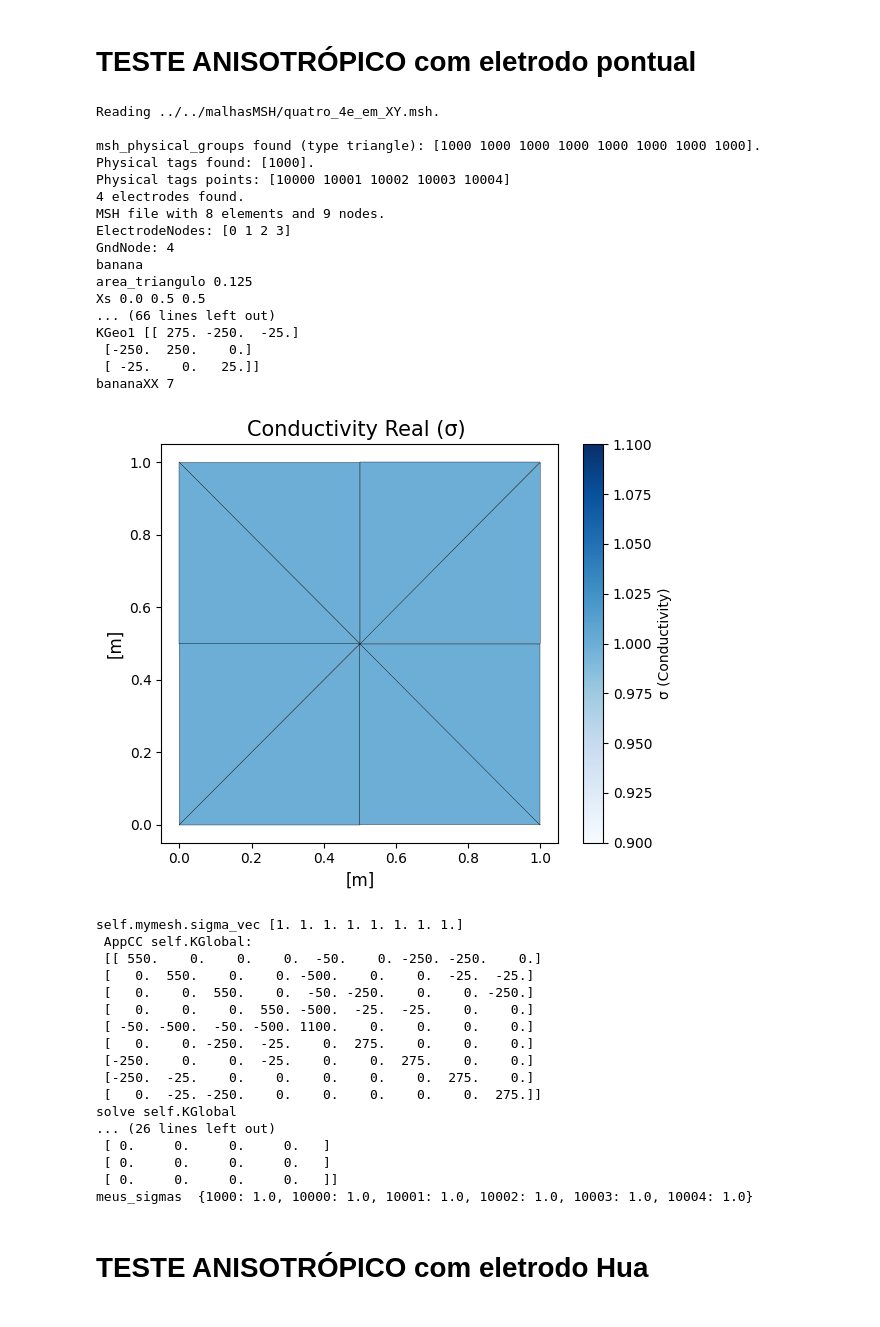
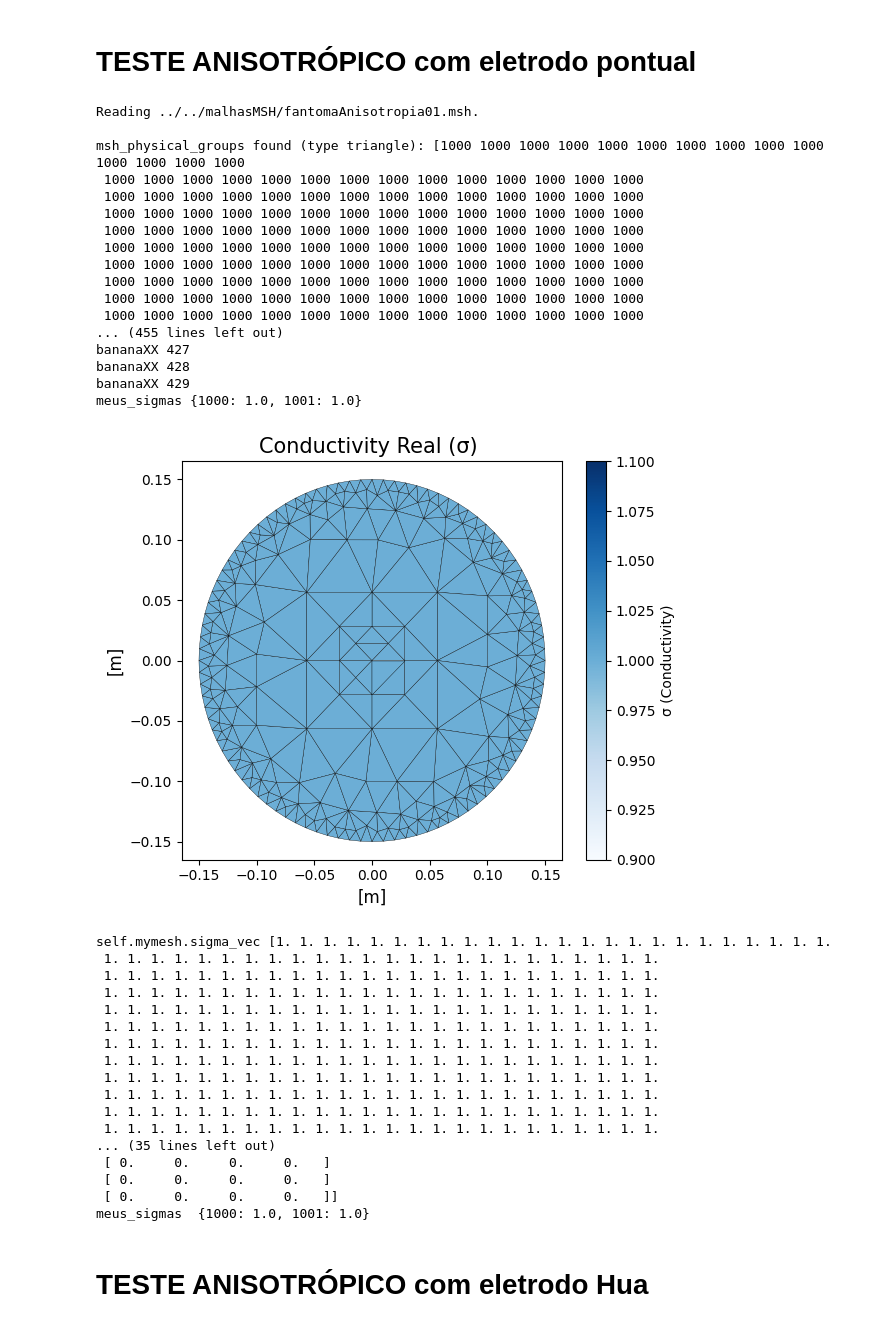
Before and after one commit to rodgraneiro/EIT_2D, a Jupyter notebook: exemplos/biblioteca_Edson/exemplos_biblioteca_Edson.ipynb, the cells around one changed output. Drawn from its saved outputs; the diff is of its cells as text; code cells hidden in the pictures.

```diff
--- a/exemplos/biblioteca_Edson/exemplos_biblioteca_Edson.ipynb
+++ b/exemplos/biblioteca_Edson/exemplos_biblioteca_Edson.ipynb
@@ -334,11 +334,11 @@ import matplotlib.pyplot as plt
 #nome = '../../malhasMSH/quatro_triangulos_03nov2025.msh'
 #nome = '../../malhasMSH/dezesseis_triangulos_22jan25.msh'
 #nome = '../../malhasMSH/circ16_base_plus.msh'
-#nome = '../../malhasMSH/fantomaAnisotropia01.msh'
+nome = '../../malhasMSH/fantomaAnisotropia01.msh'
 #nome = '../../malhasMSH/quadrado_16e.msh'
 #nome = '../../malhasMSH/dezesseis_triangulos_1body.msh'
 #nome = '../../malhasMSH/quadrado_16e_plus.msh'
-nome = '../../malhasMSH/quatro_4e_em_XY.msh'
+#nome = '../../malhasMSH/quatro_4e_em_XY.msh'
 
 #MinhaMalhaPto2 = mesh.PointElectrodes2DMeshEdson(4, nome_msh=nome, altura2D = 1.00)
 MinhaMalhaPto2 = mesh.PointElectrodes2DMeshAnisotropic(4, nome_msh=nome, altura2D = 0.02, thetaAngle = 0.0, sigmaX = 1.0, sigmaY = 10.00)
@@ -353,10 +353,10 @@ MinhaMalhaPto2.ReadMesh()
 #sigma_inicial = np.full(MinhaMalhaPto2.NumberOfElements, 1.0)          # Monta vetor sigma inicial
 
 
-'''
+
 meus_sigmas = {
-1000 : 1.000}#,
-#1001 : 1.00}#,
+1000 : 1.000,
+1001 : 1.00}#,
 #1002 : 2.00,
 #1003 : 2.00}
 '''
@@ -368,75 +368,75 @@ meus_sigmas = {
 10003 : 1.0e0,
 10004 : 1.0e0,
 }
-
+'''
 
 
 
 
 MinhaMalhaPto2.SetSigmaPhysicaEntity(meus_sigmas)
 
 
 MinhaMalhaPto2.CalcKGlobal() # calculando KGlobal usando Sigmas
 
-
+print('meus_sigmas',meus_sigmas)
 #print(f'MinhaMalhaPto2.KGlobal =  {MinhaMalhaPto2.KGlobal}')
 
 fwd = forwardProblem.forward_problem(MinhaMalhaPto2, Pcorrente=None, SkipPattern=1, I =1.0e-3)   # __init__ roda aqui
 
 #print(f'Pcorrente \n {fwd.corrente[MinhaMalhaPto.NumberOfNodes-MinhaMalhaPto.NumberOfElectrodes: MinhaMalhaPto.NumberOfNodes]}')
 #print(f'Pcorrente \n {fwd.corrente[:16]}')
 
 #print(f'Pcorrente \n {fwd.corrente.shape}')
 
 mtz_Vmedido = fwd.Solve()
 #print(f'Vmedido \n {fwd.Vmedido[:,0]}')
 
 nome_arquivo = 'ParaVernoGmshPto'
 fwd.criar_arquivo_pos_2D( fwd.Vmedido, nome_arquivo)
 
 fwd.abrir_Gmsh_pos(nome_arquivo, runGmsh=True)
 
 #print(f'self.Yinversa \n {fwd.Yinversa}')
 
 V_measured = fwd.Vmedido_eletrodos
 #print('V_measured ',V_measured)
 print('meus_sigmas ',meus_sigmas)
 # %% [output]
-Reading ../../malhasMSH/quatro_4e_em_XY.msh.
+Reading ../../malhasMSH/fantomaAnisotropia01.msh.
 
-msh_physical_groups found (type triangle): [1000 1000 1000 1000 1000 1000 1000 1000].
-Physical tags found: [1000].
-Physical tags points: [10000 10001 10002 10003 10004]
-4 electrodes found.
-MSH file with 8 elements and 9 nodes.
-ElectrodeNodes: [0 1 2 3]
-GndNode: 4
-banana
-area_triangulo 0.125
-Xs 0.0 0.5 0.5
-... (66 lines left out)
-KGeo1 [[ 275. -250.  -25.]
- [-250.  250.    0.]
- [ -25.    0.   25.]]
-bananaXX 7
+msh_physical_groups found (type triangle): [1000 1000 1000 1000 1000 1000 1000 1000 1000 1000 1000 1000 1000 1000
+ 1000 1000 1000 1000 1000 1000 1000 1000 1000 1000 1000 1000 1000 1000
+ 1000 1000 1000 1000 1000 1000 1000 1000 1000 1000 1000 1000 1000 1000
+ 1000 1000 1000 1000 1000 1000 1000 1000 1000 1000 1000 1000 1000 1000
+ 1000 1000 1000 1000 1000 1000 1000 1000 1000 1000 1000 1000 1000 1000
+ 1000 1000 1000 1000 1000 1000 1000 1000 1000 1000 1000 1000 1000 1000
+ 1000 1000 1000 1000 1000 1000 1000 1000 1000 1000 1000 1000 1000 1000
+ 1000 1000 1000 1000 1000 1000 1000 1000 1000 1000 1000 1000 1000 1000
+ 1000 1000 1000 1000 1000 1000 1000 1000 1000 1000 1000 1000 1000 1000
+ 1000 1000 1000 1000 1000 1000 1000 1000 1000 1000 1000 1000 1000 1000
+... (455 lines left out)
+bananaXX 427
+bananaXX 428
+bananaXX 429
+meus_sigmas {1000: 1.0, 1001: 1.0}
-[figure, old version]
+[figure, new version]
-self.mymesh.sigma_vec [1. 1. 1. 1. 1. 1. 1. 1.]
- AppCC self.KGlobal:
- [[ 550.    0.    0.    0.  -50.    0. -250. -250.    0.]
- [   0.  550.    0.    0. -500.    0.    0.  -25.  -25.]
- [   0.    0.  550.    0.  -50. -250.    0.    0. -250.]
- [   0.    0.    0.  550. -500.  -25.  -25.    0.    0.]
- [ -50. -500.  -50. -500. 1100.    0.    0.    0.    0.]
- [   0.    0. -250.  -25.    0.  275.    0.    0.    0.]
- [-250.    0.    0.  -25.    0.    0.  275.    0.    0.]
- [-250.  -25.    0.    0.    0.    0.    0.  275.    0.]
- [   0.  -25. -250.    0.    0.    0.    0.    0.  275.]]
-solve self.KGlobal
-... (26 lines left out)
+self.mymesh.sigma_vec [1. 1. 1. 1. 1. 1. 1. 1. 1. 1. 1. 1. 1. 1. 1. 1. 1. 1. 1. 1. 1. 1. 1. 1.
+ 1. 1. 1. 1. 1. 1. 1. 1. 1. 1. 1. 1. 1. 1. 1. 1. 1. 1. 1. 1. 1. 1. 1. 1.
+ 1. 1. 1. 1. 1. 1. 1. 1. 1. 1. 1. 1. 1. 1. 1. 1. 1. 1. 1. 1. 1. 1. 1. 1.
+ 1. 1. 1. 1. 1. 1. 1. 1. 1. 1. 1. 1. 1. 1. 1. 1. 1. 1. 1. 1. 1. 1. 1. 1.
+ 1. 1. 1. 1. 1. 1. 1. 1. 1. 1. 1. 1. 1. 1. 1. 1. 1. 1. 1. 1. 1. 1. 1. 1.
+ 1. 1. 1. 1. 1. 1. 1. 1. 1. 1. 1. 1. 1. 1. 1. 1. 1. 1. 1. 1. 1. 1. 1. 1.
+ 1. 1. 1. 1. 1. 1. 1. 1. 1. 1. 1. 1. 1. 1. 1. 1. 1. 1. 1. 1. 1. 1. 1. 1.
+ 1. 1. 1. 1. 1. 1. 1. 1. 1. 1. 1. 1. 1. 1. 1. 1. 1. 1. 1. 1. 1. 1. 1. 1.
+ 1. 1. 1. 1. 1. 1. 1. 1. 1. 1. 1. 1. 1. 1. 1. 1. 1. 1. 1. 1. 1. 1. 1. 1.
+ 1. 1. 1. 1. 1. 1. 1. 1. 1. 1. 1. 1. 1. 1. 1. 1. 1. 1. 1. 1. 1. 1. 1. 1.
+ 1. 1. 1. 1. 1. 1. 1. 1. 1. 1. 1. 1. 1. 1. 1. 1. 1. 1. 1. 1. 1. 1. 1. 1.
+ 1. 1. 1. 1. 1. 1. 1. 1. 1. 1. 1. 1. 1. 1. 1. 1. 1. 1. 1. 1. 1. 1. 1. 1.
+... (35 lines left out)
  [ 0.     0.     0.     0.   ]
  [ 0.     0.     0.     0.   ]
  [ 0.     0.     0.     0.   ]]
-meus_sigmas  {1000: 1.0, 10000: 1.0, 10001: 1.0, 10002: 1.0, 10003: 1.0, 10004: 1.0}
+meus_sigmas  {1000: 1.0, 1001: 1.0}
 # %% [markdown]
 # TESTE ANISOTRÓPICO com eletrodo Hua
 # %%
```
